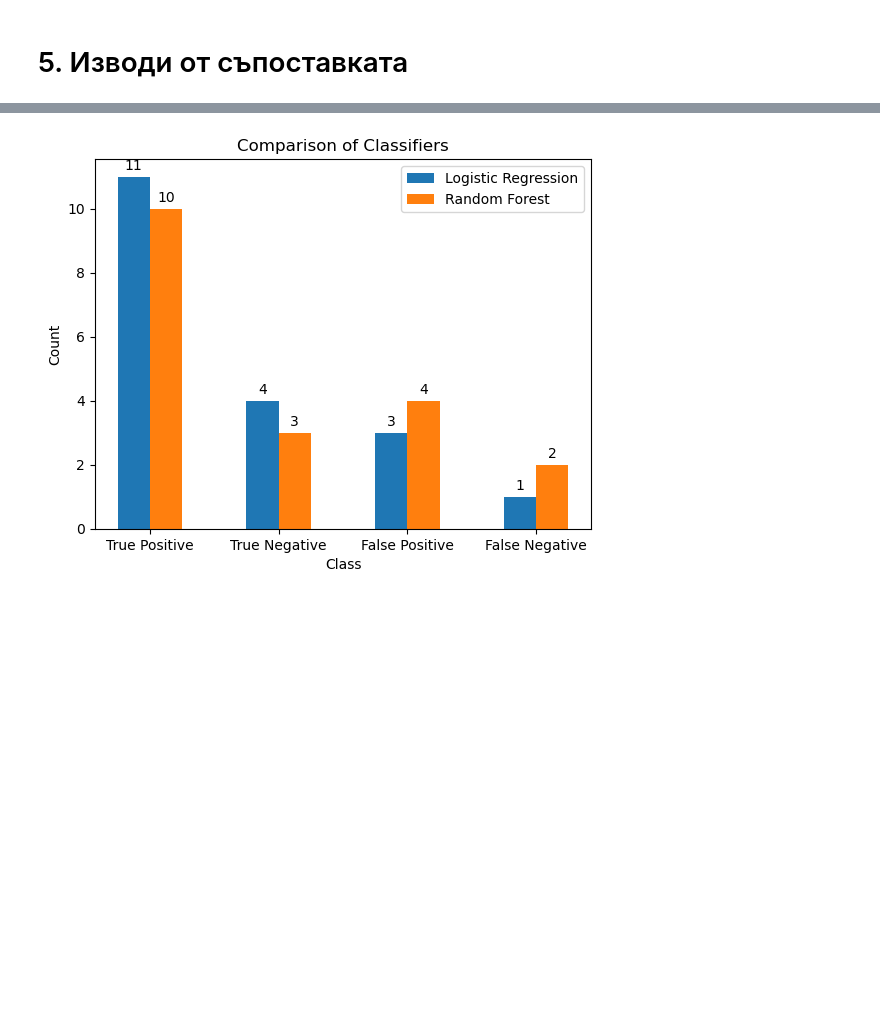
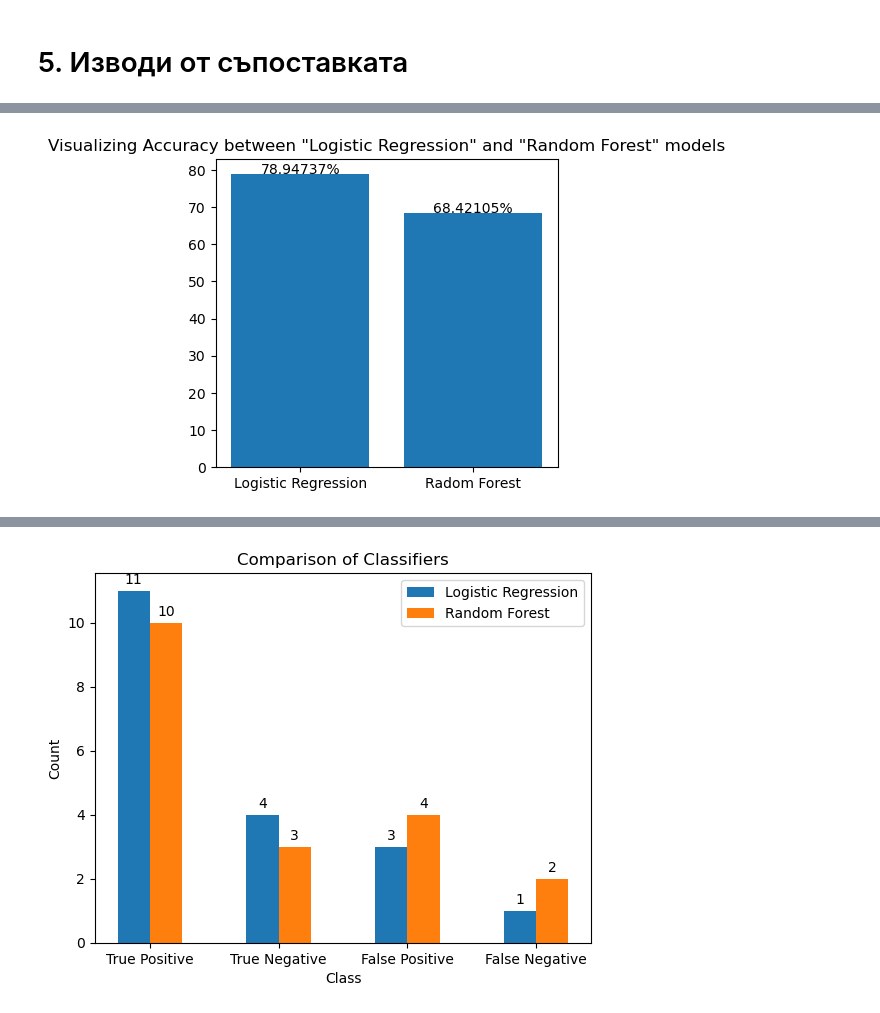
Before and after one commit to MApostolov-TU-Sofia/AGDPM-project, a Jupyter notebook: Project/model/CC_Analyze.ipynb, the cells around one changed output, grey strips where cells are left out. Cells and saved outputs as stored; diff of their text form; code cells hidden in the pictures; blank space fills up the shorter version.

```diff
--- a/Project/model/CC_Analyze.ipynb
+++ b/Project/model/CC_Analyze.ipynb
@@ -421,0 +423,12 @@ for index, value in enumerate(values):
+# %%
+#Visualizing Accuracy
+names = ['Logistic Regression', 'Radom Forest']
+values = [logistic_accuracy, accuracy_rf]
+f = plt.figure(figsize = (15, 4), num = 10)
+plt.subplot(131)
+plt.title('Visualizing Accuracy between "Logistic Regression" and "Random Forest" models')
+plt.bar(names, values)
+for index, value in enumerate(values):
+    plt.text(index, value, str("{:.5f}%".format(value)), horizontalalignment='center')
+# %% [output]
+[figure, added]
```
Also changed, not shown: parts of 9 cells of this notebook.
